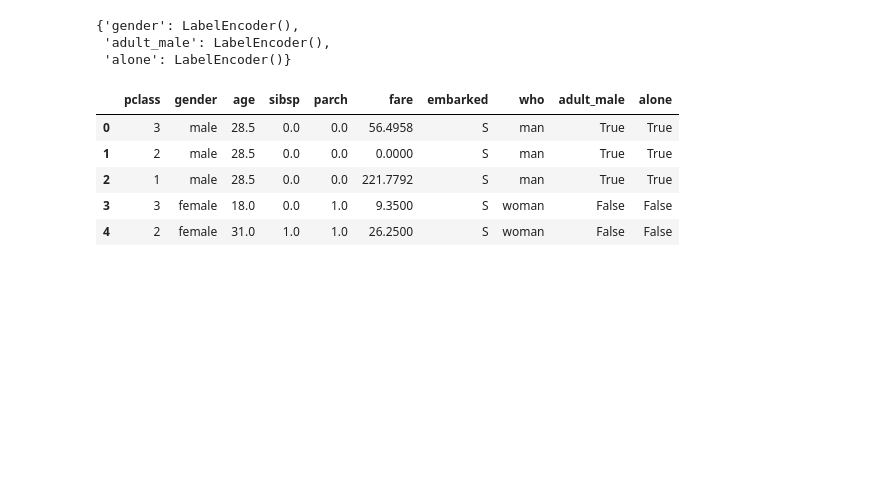
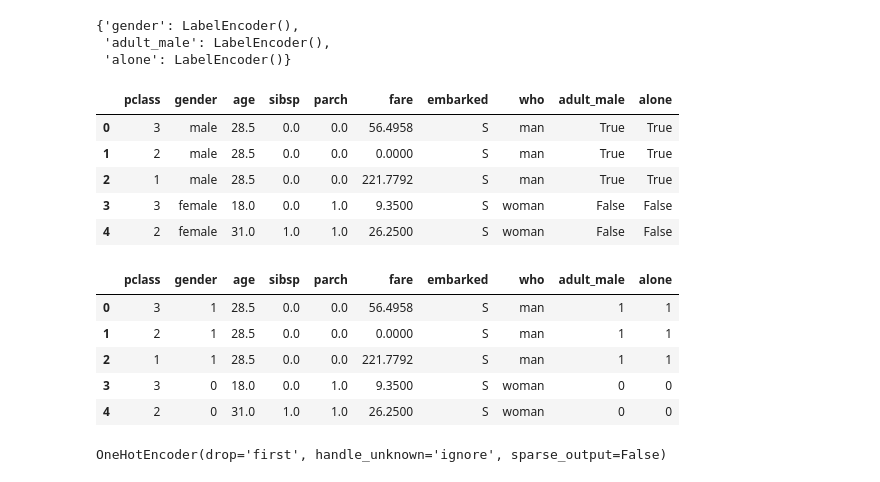
Before and after one commit to karthick180887/Day-7, a Jupyter notebook: 3Encoding_Cats.ipynb, the cells around one changed output. Cells and saved outputs as stored; diff of their text form; code cells hidden in the pictures; blank space fills up the shorter version.

```diff
--- a/3Encoding_Cats.ipynb
+++ b/3Encoding_Cats.ipynb
@@ -141,3 +141,12 @@ X_train.head()
 | 2 | 1 | male | 28.5 | 0.0 | 0.0 | 221.7792 | S | man | True | True |
 | 3 | 3 | female | 18.0 | 0.0 | 1.0 | 9.3500 | S | woman | False | False |
 | 4 | 2 | female | 31.0 | 1.0 | 1.0 | 26.2500 | S | woman | False | False |
+# %%
+X_train_enc.head()
+# %% [output]
+|  | pclass | gender | age | sibsp | parch | fare | embarked | who | adult_male | alone |
+| 0 | 3 | 1 | 28.5 | 0.0 | 0.0 | 56.4958 | S | man | 1 | 1 |
+| 1 | 2 | 1 | 28.5 | 0.0 | 0.0 | 0.0000 | S | man | 1 | 1 |
+| 2 | 1 | 1 | 28.5 | 0.0 | 0.0 | 221.7792 | S | man | 1 | 1 |
+| 3 | 3 | 0 | 18.0 | 0.0 | 1.0 | 9.3500 | S | woman | 0 | 0 |
+| 4 | 2 | 0 | 31.0 | 1.0 | 1.0 | 26.2500 | S | woman | 0 | 0 |
@@ -143,0 +155,4 @@ X_train.head()
+# %%
+ohe.fit(X_train[multi_class_nominal_cols])
+# %% [output]
+OneHotEncoder(drop='first', handle_unknown='ignore', sparse_output=False)
```
Also changed, not shown: parts of 7 cells of this notebook.
